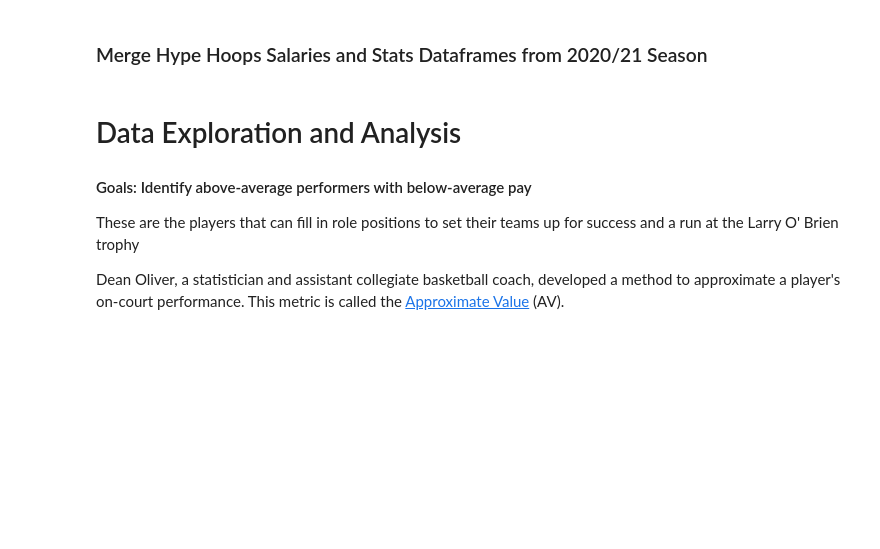
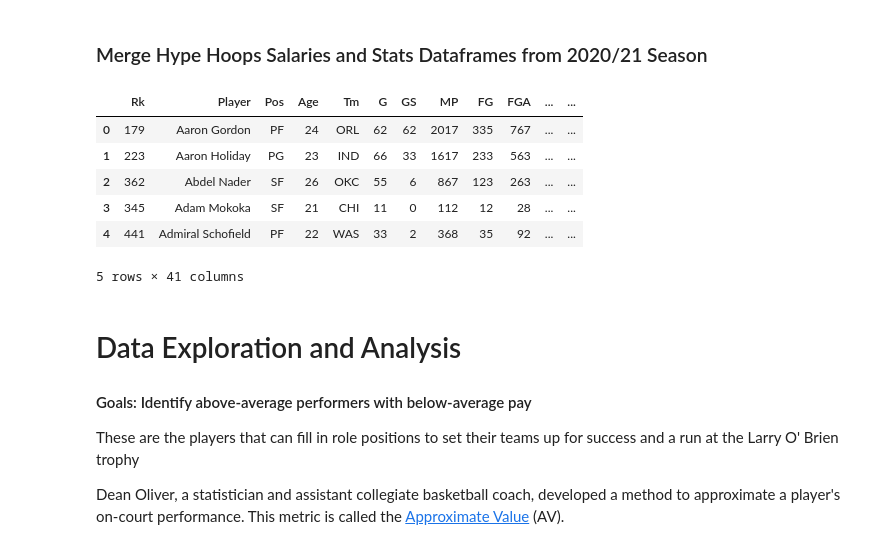
Before and after one commit to aclao89/NBA_Salaries_Performance, a Jupyter notebook: Web Scraping Basketball Salaries.ipynb, the cells around one changed output. Cells and saved outputs as stored; diff of their text form; code cells hidden in the pictures; blank space fills up the shorter version.

```diff
--- a/Web Scraping Basketball Salaries.ipynb
+++ b/Web Scraping Basketball Salaries.ipynb
@@ -382,3 +398,13 @@ merged_df_20 = szn_stats_20.merge(salary_df_hh, how = "left", left_on = "Player"
+# %%
+merged_df_20.head()
+# %% [output]
+|  | Rk | Player | Pos | Age | Tm | G | GS | MP | FG | FGA | ... | ... |
+| 0 | 179 | Aaron Gordon | PF | 24 | ORL | 62 | 62 | 2017 | 335 | 767 | ... | ... |
+| 1 | 223 | Aaron Holiday | PG | 23 | IND | 66 | 33 | 1617 | 233 | 563 | ... | ... |
+| 2 | 362 | Abdel Nader | SF | 26 | OKC | 55 | 6 | 867 | 123 | 263 | ... | ... |
+| 3 | 345 | Adam Mokoka | SF | 21 | CHI | 11 | 0 | 112 | 12 | 28 | ... | ... |
+| 4 | 441 | Admiral Schofield | PF | 22 | WAS | 33 | 2 | 368 | 35 | 92 | ... | ... |
+5 rows × 41 columns
 # %%
 merged_df_20.to_excel("./Data Files/merged_df_20.xlsx")
 merged_df_21.to_excel("./Data Files/merged_df_21.xlsx")
```
Also changed, not shown: parts of 22 cells of this notebook.
